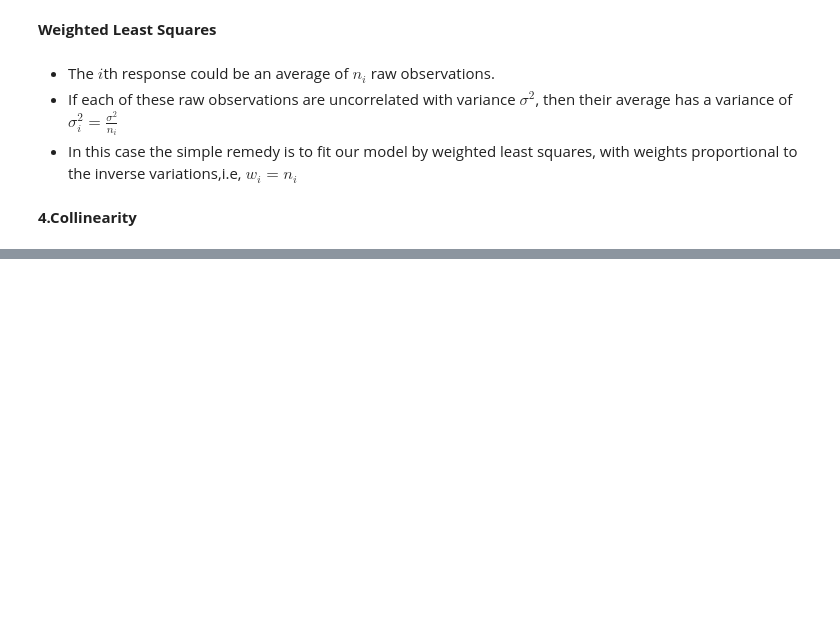
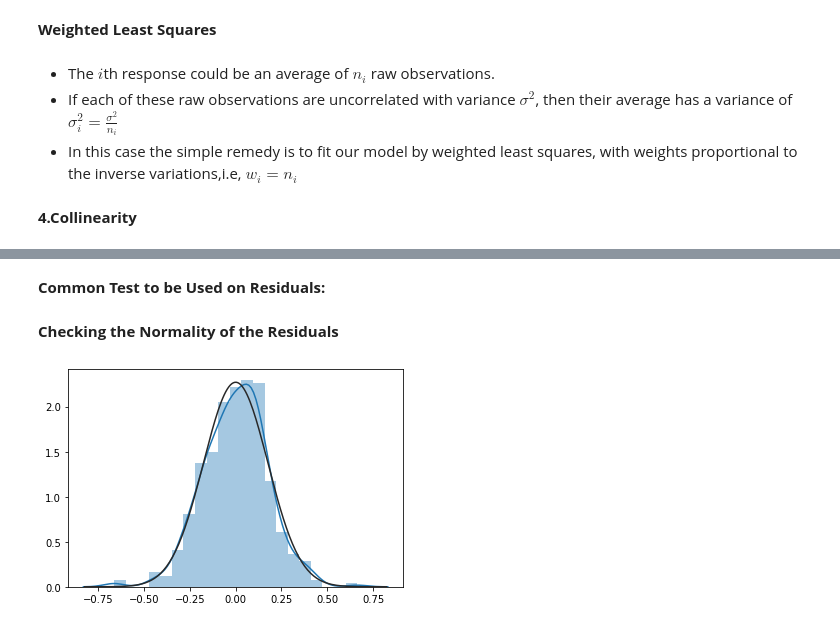
Before and after one commit to Revanthshalon/Machine-Learning, a Jupyter notebook: An Introduction to Statistical Learning/Unit 3 - Linear Regression/Unit 3 - Linear Regression.ipynb, the cells around one changed output, grey strips where cells are left out. Saved outputs shown, nothing was run; the diff lists cells and outputs as text; code cells hidden in the pictures; blank space fills up the shorter version.

```diff
--- a/An Introduction to Statistical Learning/Unit 3 - Linear Regression/Unit 3 - Linear Regression.ipynb
+++ b/An Introduction to Statistical Learning/Unit 3 - Linear Regression/Unit 3 - Linear Regression.ipynb
@@ -837,0 +917,11 @@ plt.show()
+# %% [markdown]
+**Common Test to be Used on Residuals:**
+# %% [markdown]
+**Checking the Normality of the Residuals**
+# %%
+from scipy.stats import norm
+norm.fit(auto_model_log.resid)
+sns.distplot(auto_model_log.resid,fit=norm)
+plt.show()
+# %% [output]
+[figure, added]
```
Also changed, not shown: parts of 51 cells of this notebook.
